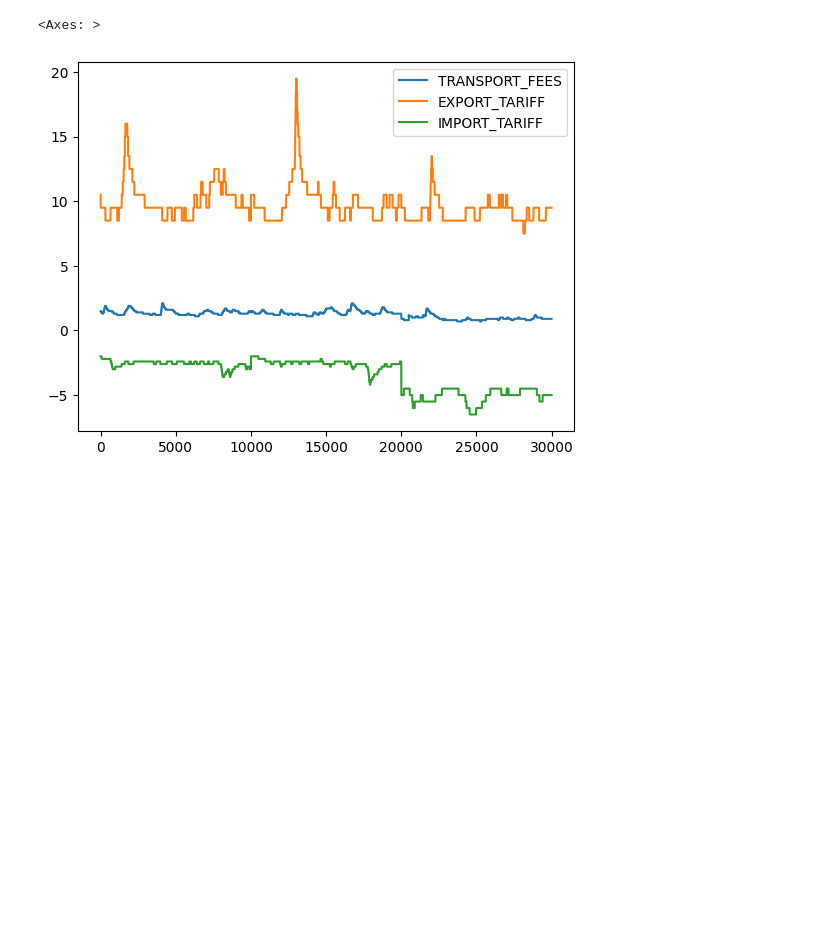
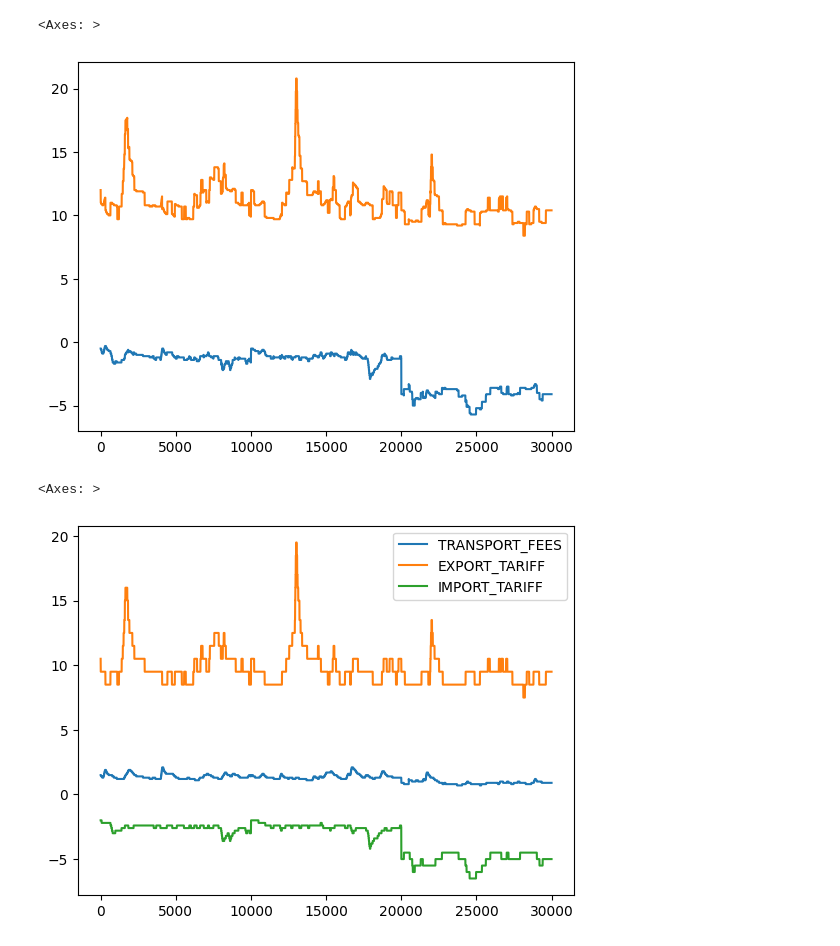
Before and after one commit to lrsb/imc-prosperity-2, a Jupyter notebook: round2/lrsb/notebook.ipynb, the cells around one changed output. Drawn from its saved outputs; the diff is of its cells as text; code cells hidden in the pictures; blank space fills up the shorter version.

```diff
--- a/round2/lrsb/notebook.ipynb
+++ b/round2/lrsb/notebook.ipynb
@@ -31,3 +31,9 @@ prices
+# %%
+(prices['TRANSPORT_FEES'] + prices['IMPORT_TARIFF']).plot()
+(prices['TRANSPORT_FEES'] + prices['EXPORT_TARIFF']).plot()
+# %% [output]
+<Axes: >
+[figure, added]
 # %%
 prices[['TRANSPORT_FEES', 'EXPORT_TARIFF', 'IMPORT_TARIFF']].plot()
 prices[['ORCHIDS']].plot()
```
Also changed, not shown: parts of 1 cell of this notebook, 1 other file.
